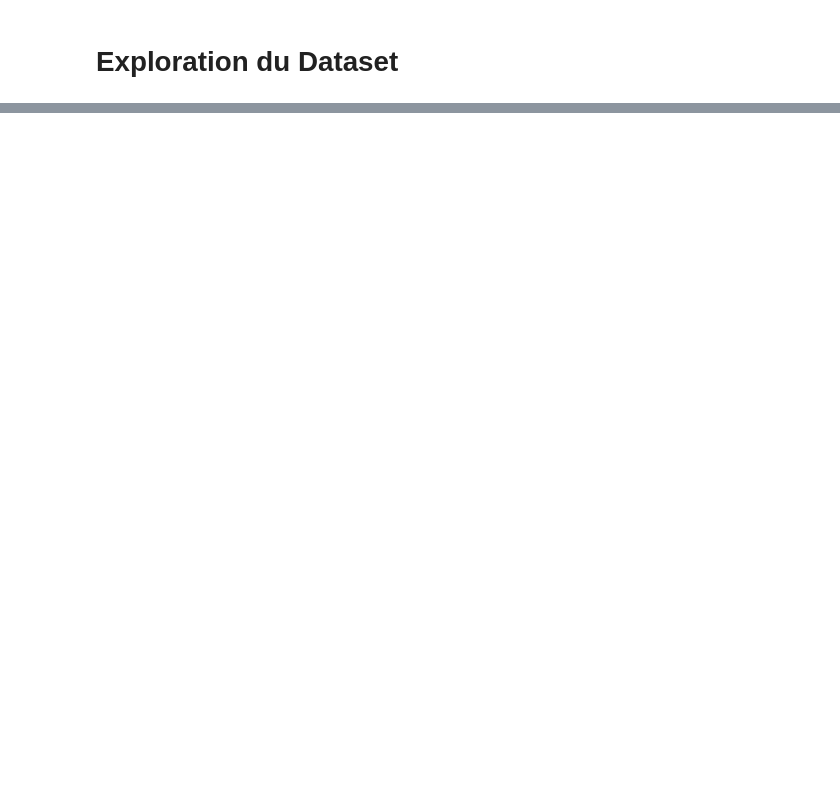
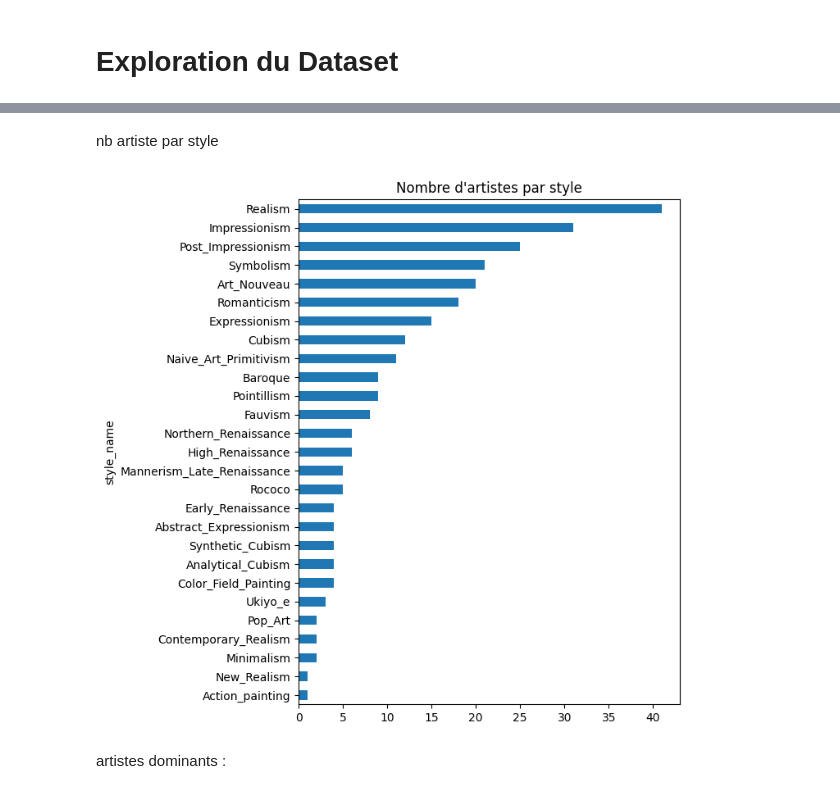
Before and after one commit to julietteabalain-cloud/Reconnaissance-de-mouvement-artistique, a Jupyter notebook: notebooks/1_RV-DL_exploration.ipynb, the cells around one changed output, grey strips where cells are left out. Drawn from its saved outputs; the diff is of its cells as text; code cells hidden in the pictures; blank space fills up the shorter version.

```diff
--- a/notebooks/1_RV-DL_exploration.ipynb
+++ b/notebooks/1_RV-DL_exploration.ipynb
@@ -87,0 +64,17 @@ df.head(10)
+# %% [markdown]
+nb artiste par style
+# %%
+artists_per_style = (
+    df
+    .groupby("style_name")["artist_name"]
+    .nunique()
+    .sort_values()
+)
+
+artists_per_style.plot.barh(figsize=(6,8))
+plt.title("Nombre d'artistes par style")
+plt.show()
+# %% [output]
+[figure, added]
+# %% [markdown]
+artistes dominants :
```
Also changed, not shown: parts of 31 cells of this notebook, 2 other files.
